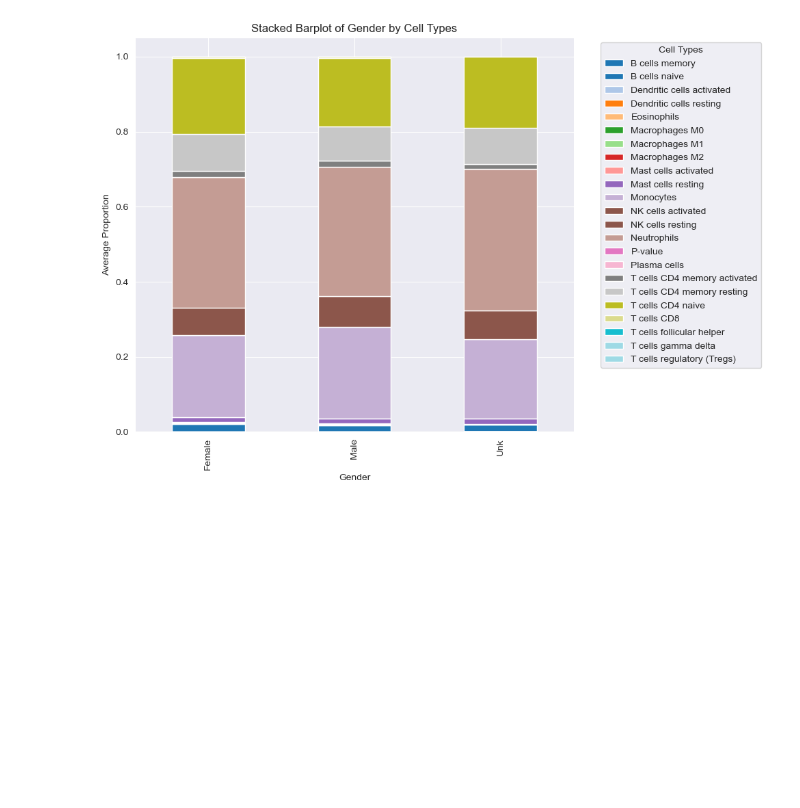
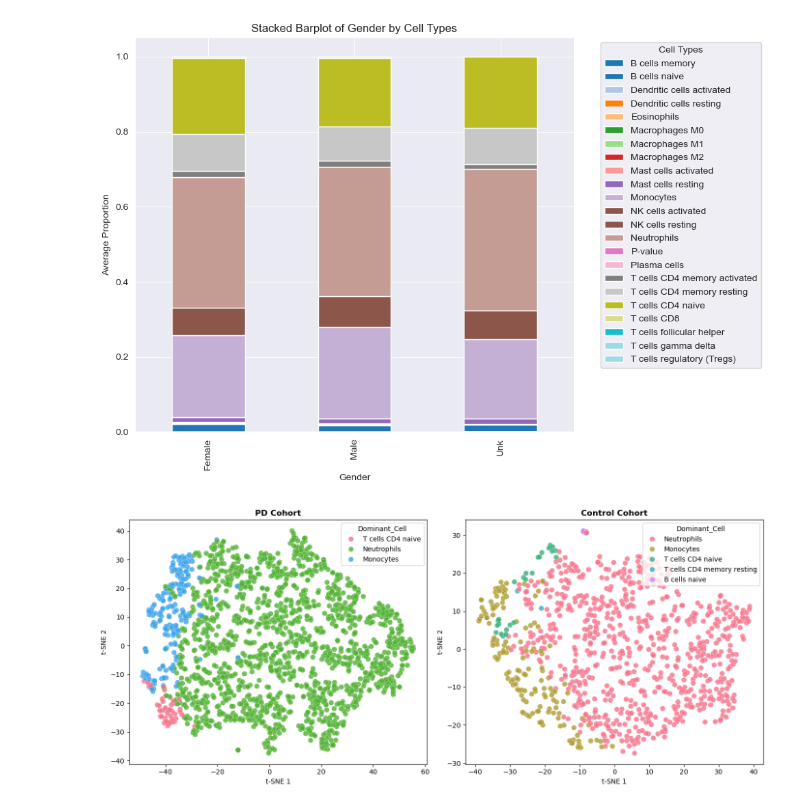
Before and after one commit to perpk/ppmi-wip, a Jupyter notebook: ppmi-wip.deconvolution-cibersortx.ipynb, the cells around one changed output. Saved outputs shown, nothing was run; the diff lists cells and outputs as text; code cells hidden in the pictures; blank space fills up the shorter version.

```diff
--- a/ppmi-wip.deconvolution-cibersortx.ipynb
+++ b/ppmi-wip.deconvolution-cibersortx.ipynb
@@ -136,3 +138,53 @@ plt.show()
 [figure]
 # %%
 cibersortx_df.to_csv("/Users/kpax/Documents/aep/study/MSC/lab/PPMI_Project_133_RNASeq/cibersortx_metadata_df.csv")
+# %%
+cibersortx_df_pd = cibersortx_df[cibersortx_df['Diagnosis'] == 'PD'].drop(['P-value', 'Correlation', 'RMSE', 'Visit', 'Gender', 'Genetic_Group', 'Age_Group', 'Diagnosis'], axis=1)
+cibersortx_df_control = cibersortx_df[cibersortx_df['Diagnosis'] == 'Control'].drop(['P-value', 'Correlation', 'RMSE', 'Visit', 'Gender', 'Genetic_Group', 'Age_Group', 'Diagnosis'], axis=1)
+# %%
+import pandas as pd
+import numpy as np
+from sklearn.manifold import TSNE
+import matplotlib.pyplot as plt
+import seaborn as sns
+
+# Prepare data - assuming df has cell type columns and diagnosis column
+cell_types = [col for col in cibersortx_df_control.columns if col != 'Diagnosis']
+
+# Run t-SNE
+def run_tsne(data):
+    tsne = TSNE(n_components=2, random_state=42, perplexity=30)
+    return tsne.fit_transform(data[cell_types])
+
+# Add t-SNE coordinates to dataframe
+cibersortx_df_pd['tSNE1'], cibersortx_df_pd['tSNE2'] = run_tsne(cibersortx_df_pd)[:, 0], run_tsne(cibersortx_df_pd)[:, 1]
+cibersortx_df_pd['Dominant_Cell'] = cibersortx_df_pd[cell_types].idxmax(axis=1)
+
+cibersortx_df_control['tSNE1'], cibersortx_df_control['tSNE2'] = run_tsne(cibersortx_df_control)[:, 0], run_tsne(cibersortx_df_control)[:, 1]
+cibersortx_df_control['Dominant_Cell'] = cibersortx_df_control[cell_types].idxmax(axis=1)
+
+# Create the plot
+plt.figure(figsize=(14, 6))
+
+# PD Cohort
+plt.subplot(1, 2, 1)
+sns.scatterplot(data=cibersortx_df_pd, x='tSNE1', y='tSNE2',
+                hue='Dominant_Cell', palette='husl',
+                s=60, alpha=0.8, edgecolor='w', linewidth=0.3)
+plt.title('PD Cohort', fontweight='bold')
+plt.xlabel('t-SNE 1')
+plt.ylabel('t-SNE 2')
+
+# Control Cohort
+plt.subplot(1, 2, 2)
+sns.scatterplot(data=cibersortx_df_control, x='tSNE1', y='tSNE2',
+                hue='Dominant_Cell', palette='husl',
+                s=60, alpha=0.8, edgecolor='w', linewidth=0.3)
+plt.title('Control Cohort', fontweight='bold')
+plt.xlabel('t-SNE 1')
+plt.ylabel('t-SNE 2')
+
+plt.tight_layout()
+plt.show()
+# %% [output]
+[figure, added]
```
Also changed, not shown: parts of 8 cells of this notebook, 4 other files.
